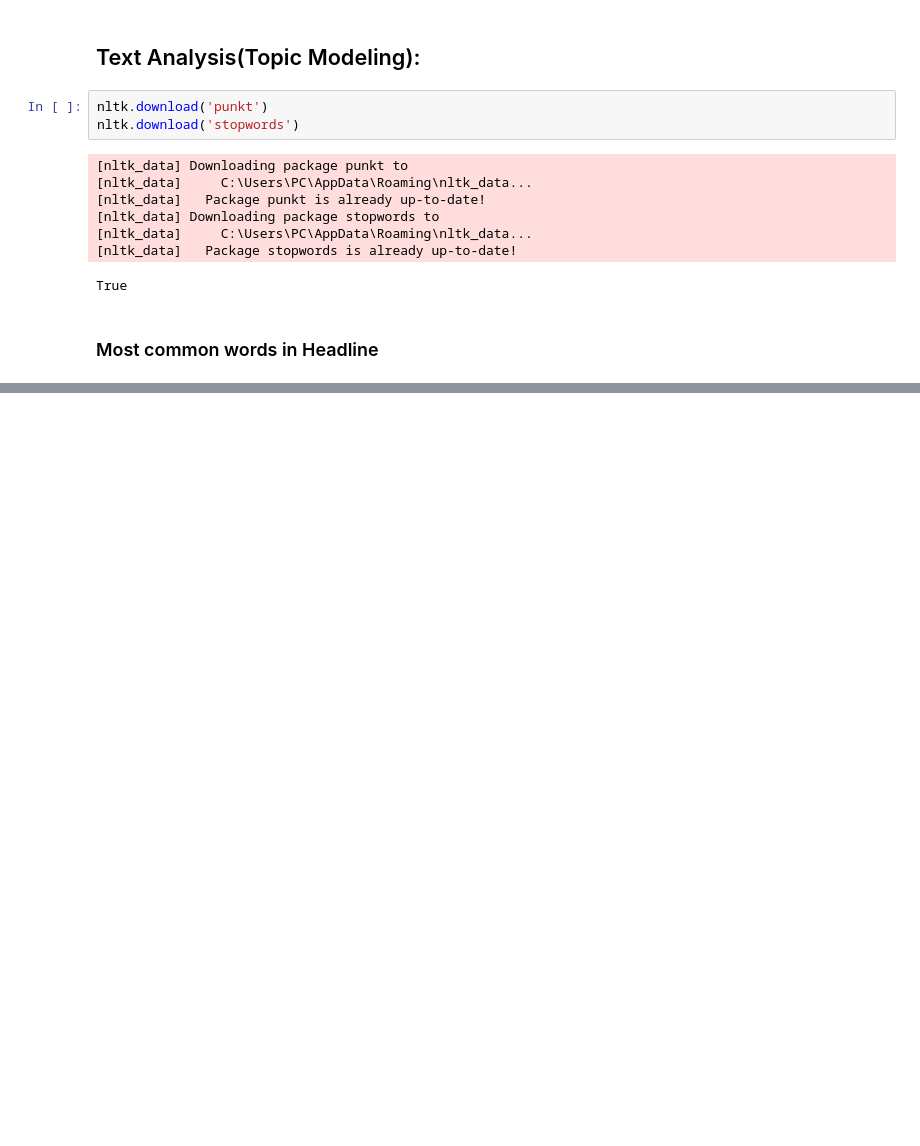
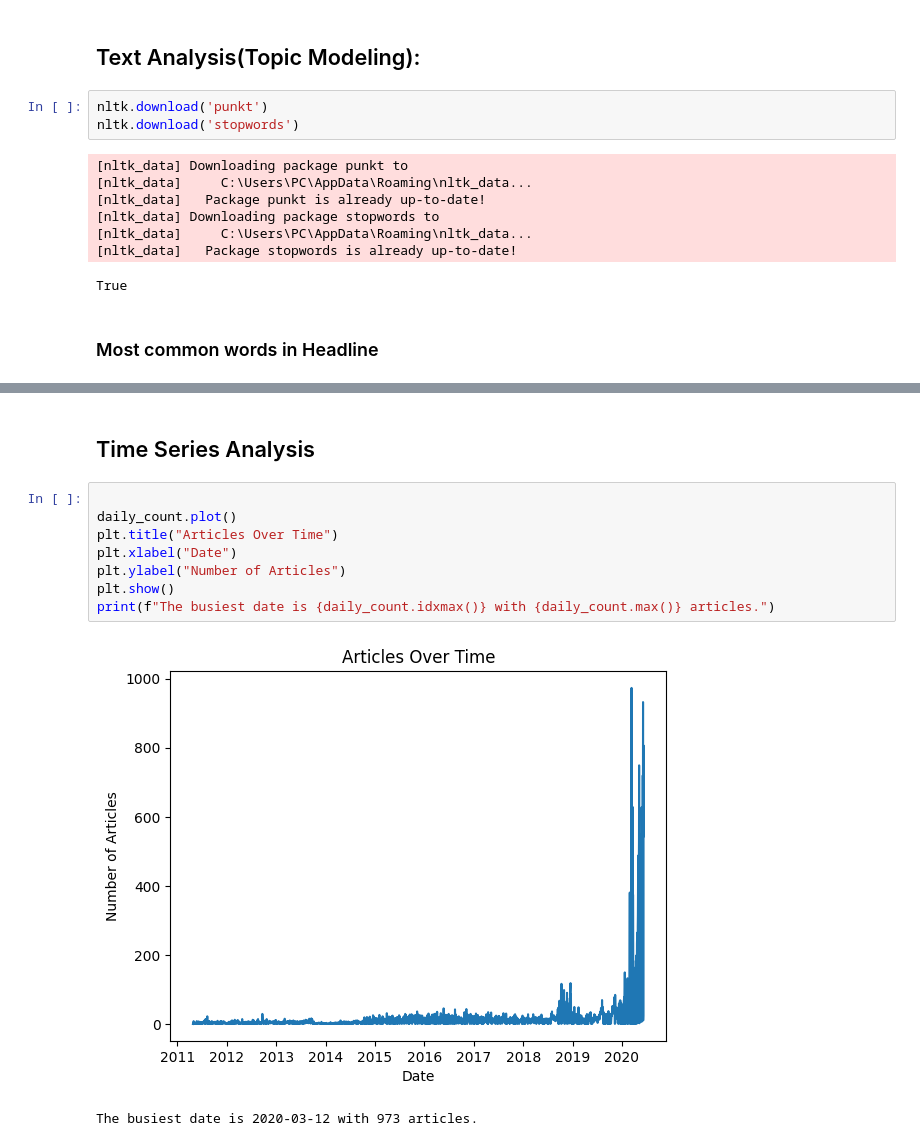
Before and after one commit to Aryam-21/Financial-News-and-Stock-Price-Analysis, a Jupyter notebook: notebooks/analysis_raw_ratings.ipynb, the cells around one changed output, grey strips where cells are left out. Cells and saved outputs as stored; diff of their text form; blank space fills up the shorter version.

Commit message:
Time Series Analysis and Publisher Analysis using the email address if it is uesd as publisher name

```diff
--- a/notebooks/analysis_raw_ratings.ipynb
+++ b/notebooks/analysis_raw_ratings.ipynb
@@ -86,0 +99,13 @@ pd.Series(filtered_words).value_counts()[:10]
+# %% [markdown]
+## Time Series Analysis
+# %%
+
+daily_count.plot()
+plt.title("Articles Over Time")
+plt.xlabel("Date")
+plt.ylabel("Number of Articles")
+plt.show()
+print(f"The busiest date is {daily_count.idxmax()} with {daily_count.max()} articles.")
+# %% [output]
+[figure, added]
+The busiest date is 2020-03-12 with 973 articles.
```
Also changed, not shown: parts of 10 cells of this notebook.
